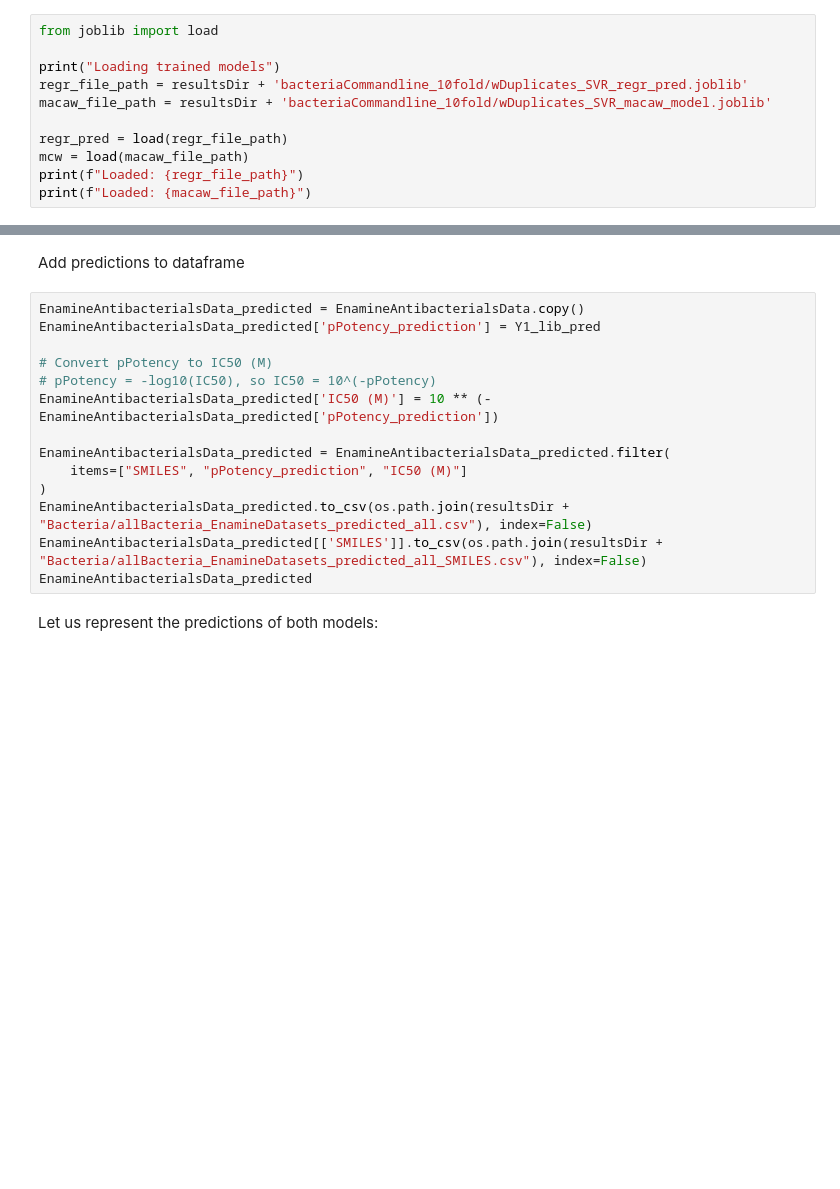
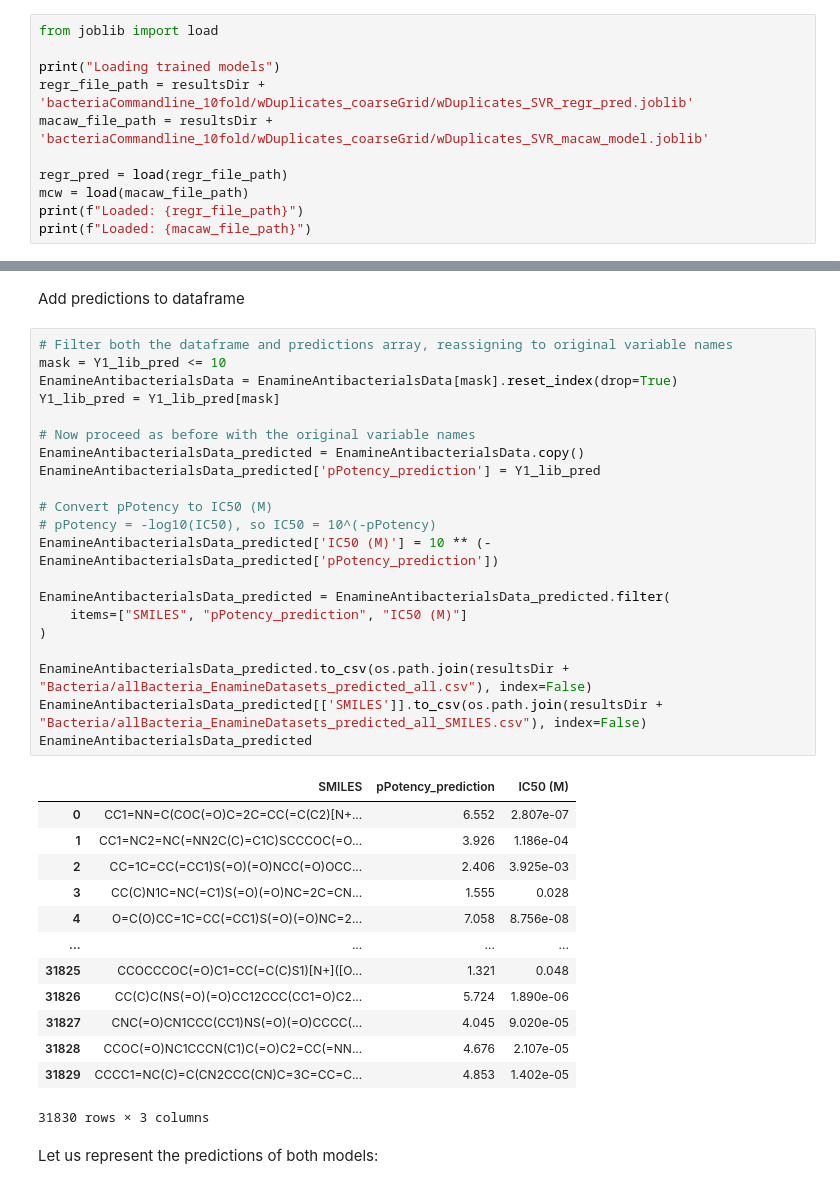
Before and after one commit to soumyadeepghosh35/DTRA_DrugDesign, a Jupyter notebook: PubchemData/Step3_MACAW_bacteria.ipynb, the cells around one changed output, grey strips where cells are left out. Saved outputs shown, nothing was run; the diff lists cells and outputs as text; blank space fills up the shorter version.

```diff
--- a/PubchemData/Step3_MACAW_bacteria.ipynb
+++ b/PubchemData/Step3_MACAW_bacteria.ipynb
@@ -504,8 +479,8 @@ Load pre-trained models
 from joblib import load
 
 print("Loading trained models")
-regr_file_path = resultsDir + 'bacteriaCommandline_10fold/wDuplicates_SVR_regr_pred.joblib'
-macaw_file_path = resultsDir + 'bacteriaCommandline_10fold/wDuplicates_SVR_macaw_model.joblib'
+regr_file_path = resultsDir + 'bacteriaCommandline_10fold/wDuplicates_coarseGrid/wDuplicates_SVR_regr_pred.joblib'
+macaw_file_path = resultsDir + 'bacteriaCommandline_10fold/wDuplicates_coarseGrid/wDuplicates_SVR_macaw_model.joblib'
 
 regr_pred = load(regr_file_path)
 mcw = load(macaw_file_path)
@@ -530,19 +515,40 @@ print(f"Predictions shape: {Y1_lib_pred.shape}")
 # %% [markdown]
 Add predictions to dataframe
-# %%
-EnamineAntibacterialsData_predicted = EnamineAntibacterialsData.copy()
-EnamineAntibacterialsData_predicted['pPotency_prediction'] = Y1_lib_pred
-
-# Convert pPotency to IC50 (M)
-# pPotency = -log10(IC50), so IC50 = 10^(-pPotency)
-EnamineAntibacterialsData_predicted['IC50 (M)'] = 10 ** (-EnamineAntibacterialsData_predicted['pPotency_prediction'])
-
-EnamineAntibacterialsData_predicted = EnamineAntibacterialsData_predicted.filter(
-    items=["SMILES", "pPotency_prediction", "IC50 (M)"]
-)
-EnamineAntibacterialsData_predicted.to_csv(os.path.join(resultsDir + "Bacteria/allBacteria_EnamineDatasets_predicted_all.csv"), index=False)
-EnamineAntibacterialsData_predicted[['SMILES']].to_csv(os.path.join(resultsDir + "Bacteria/allBacteria_EnamineDatasets_predicted_all_SMILES.csv"), index=False)
-EnamineAntibacterialsData_predicted
+# %%
+# Filter both the dataframe and predictions array, reassigning to original variable names
+mask = Y1_lib_pred <= 10
+EnamineAntibacterialsData = EnamineAntibacterialsData[mask].reset_index(drop=True)
+Y1_lib_pred = Y1_lib_pred[mask]
+
+# Now proceed as before with the original variable names
+EnamineAntibacterialsData_predicted = EnamineAntibacterialsData.copy()
+EnamineAntibacterialsData_predicted['pPotency_prediction'] = Y1_lib_pred
+
+# Convert pPotency to IC50 (M)
+# pPotency = -log10(IC50), so IC50 = 10^(-pPotency)
+EnamineAntibacterialsData_predicted['IC50 (M)'] = 10 ** (-EnamineAntibacterialsData_predicted['pPotency_prediction'])
+
+EnamineAntibacterialsData_predicted = EnamineAntibacterialsData_predicted.filter(
+    items=["SMILES", "pPotency_prediction", "IC50 (M)"]
+)
+
+EnamineAntibacterialsData_predicted.to_csv(os.path.join(resultsDir + "Bacteria/allBacteria_EnamineDatasets_predicted_all.csv"), index=False)
+EnamineAntibacterialsData_predicted[['SMILES']].to_csv(os.path.join(resultsDir + "Bacteria/allBacteria_EnamineDatasets_predicted_all_SMILES.csv"), index=False)
+EnamineAntibacterialsData_predicted
+# %% [output]
+|  | SMILES | pPotency_prediction | IC50 (M) |
+| 0 | CC1=NN=C(COC(=O)C=2C=CC(=C(C2)[N+... | 6.552 | 2.807e-07 |
+| 1 | CC1=NC2=NC(=NN2C(C)=C1C)SCCCOC(=O... | 3.926 | 1.186e-04 |
+| 2 | CC=1C=CC(=CC1)S(=O)(=O)NCC(=O)OCC... | 2.406 | 3.925e-03 |
+| 3 | CC(C)N1C=NC(=C1)S(=O)(=O)NC=2C=CN... | 1.555 | 0.028 |
+| 4 | O=C(O)CC=1C=CC(=CC1)S(=O)(=O)NC=2... | 7.058 | 8.756e-08 |
+| ... | ... | ... | ... |
+| 31825 | CCOCCCOC(=O)C1=CC(=C(C)S1)[N+]([O... | 1.321 | 0.048 |
+| 31826 | CC(C)C(NS(=O)(=O)CC12CCC(CC1=O)C2... | 5.724 | 1.890e-06 |
+| 31827 | CNC(=O)CN1CCC(CC1)NS(=O)(=O)CCCC(... | 4.045 | 9.020e-05 |
+| 31828 | CCOC(=O)NC1CCCN(C1)C(=O)C2=CC(=NN... | 4.676 | 2.107e-05 |
+| 31829 | CCCC1=NC(C)=C(CN2CCC(CN)C=3C=CC=C... | 4.853 | 1.402e-05 |
+31830 rows × 3 columns
 # %% [markdown]
 Let us represent the predictions of both models:
 # %%
```
Also changed, not shown: parts of 126 cells of this notebook, 7 other files.
